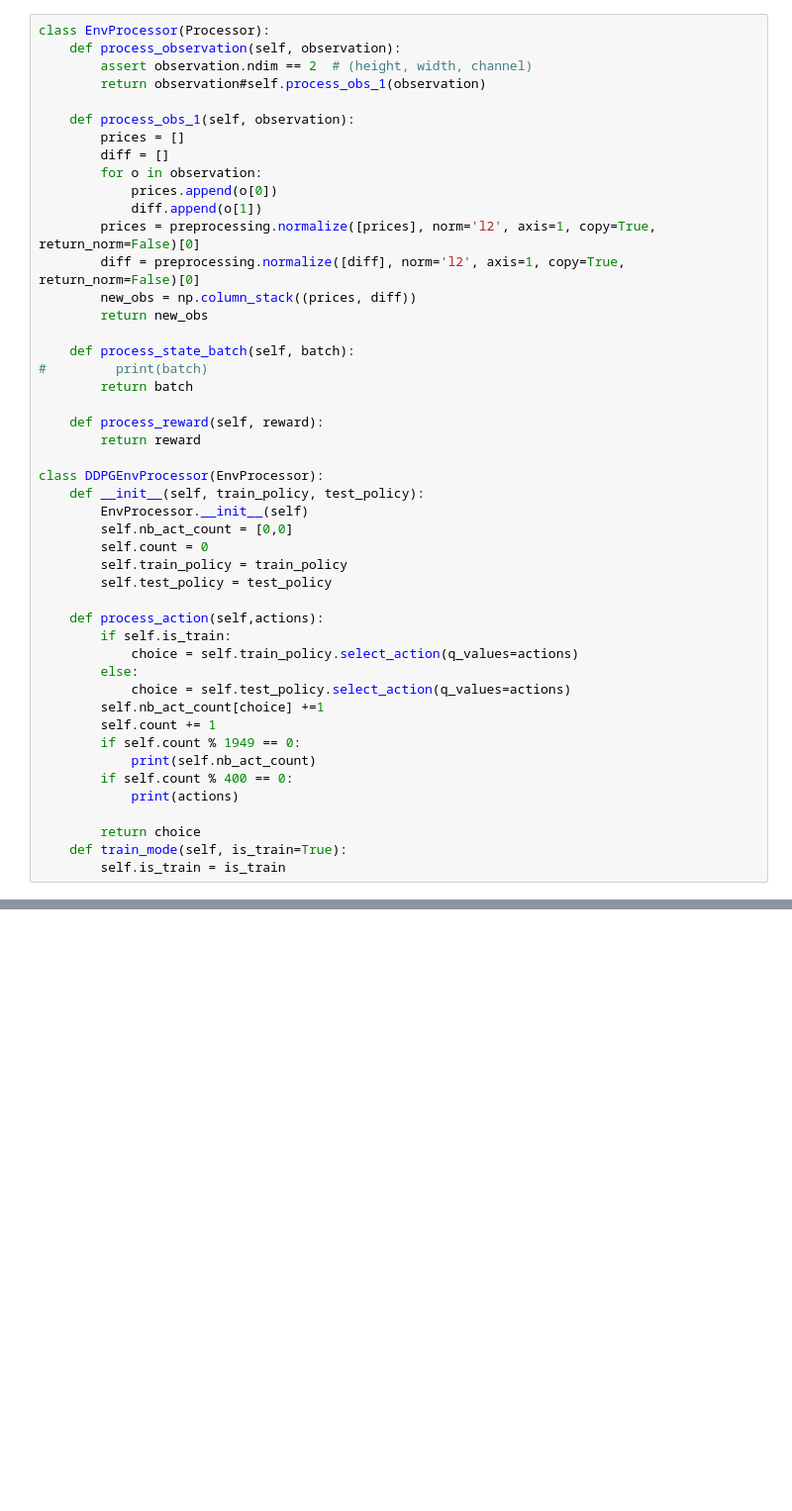
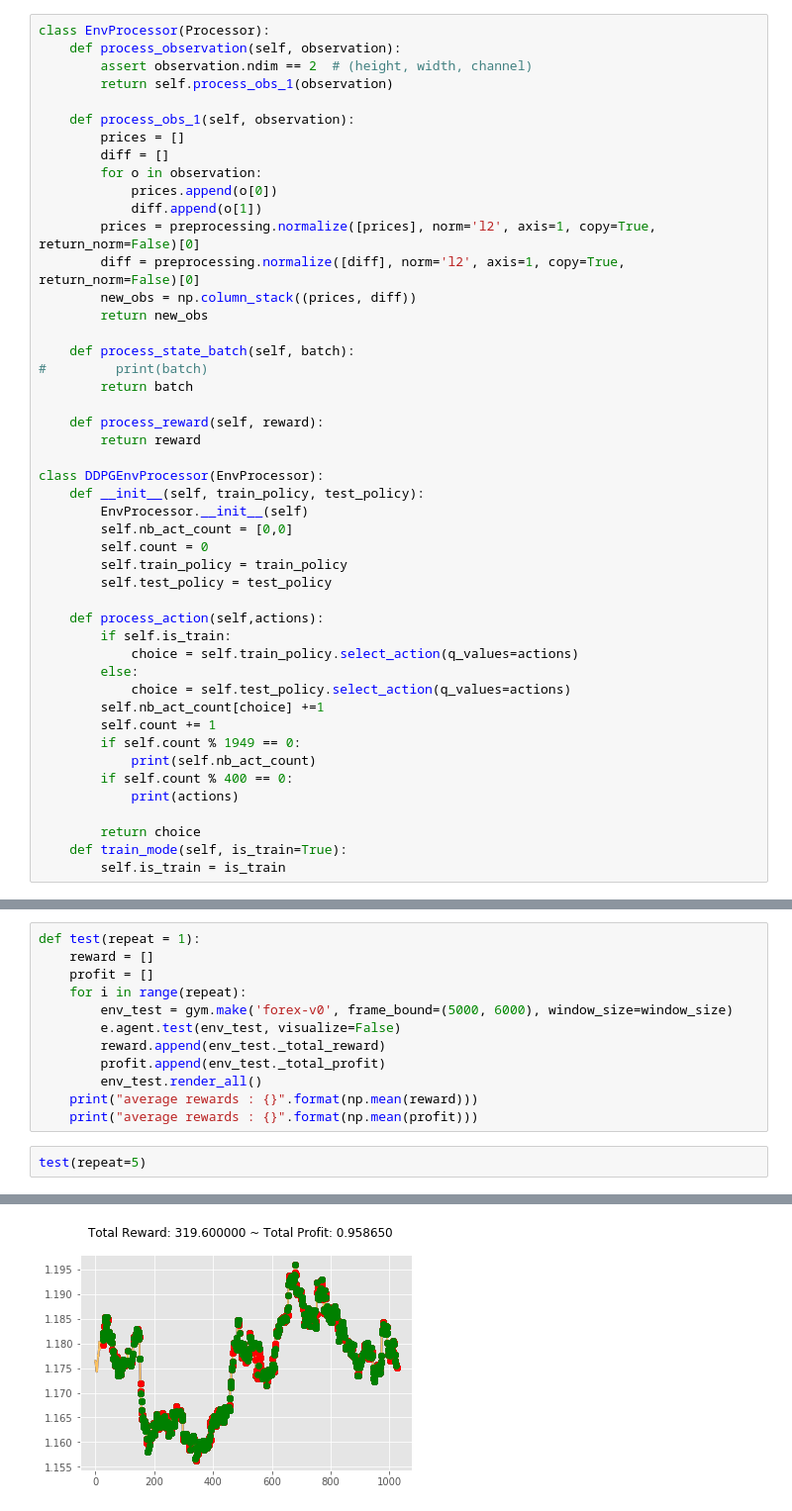
Before and after one commit to wliant/mtech-sls, a Jupyter notebook: DDPG_raymond.ipynb, the cells around one changed output, grey strips where cells are left out. Shown: that part at 99% size. Saved outputs shown, nothing was run; the diff lists cells and outputs as text; blank space fills up the shorter version.

```diff
--- a/DDPG_raymond.ipynb
+++ b/DDPG_raymond.ipynb
@@ -28,7 +30,7 @@ import numpy as np
 class EnvProcessor(Processor):
     def process_observation(self, observation):
         assert observation.ndim == 2  # (height, width, channel)
-        return observation#self.process_obs_1(observation)
+        return self.process_obs_1(observation)
 
     def process_obs_1(self, observation):
         prices = []
@@ -168,0 +191,15 @@ Episode 1: reward: -147.100, steps: 999
+# %%
+def test(repeat = 1):
+    reward = []
+    profit = []
+    for i in range(repeat):
+        env_test = gym.make('forex-v0', frame_bound=(5000, 6000), window_size=window_size)
+        e.agent.test(env_test, visualize=False)
+        reward.append(env_test._total_reward)
+        profit.append(env_test._total_profit)
+        env_test.render_all()
+    print("average rewards : {}".format(np.mean(reward)))
+    print("average rewards : {}".format(np.mean(profit)))
+# %%
+test(repeat=5)
+# %% [output]
@@ -168,0 +223 @@ Episode 1: reward: -147.100, steps: 999
+[figure, added]
```
Also changed, not shown: parts of 6 cells of this notebook.
